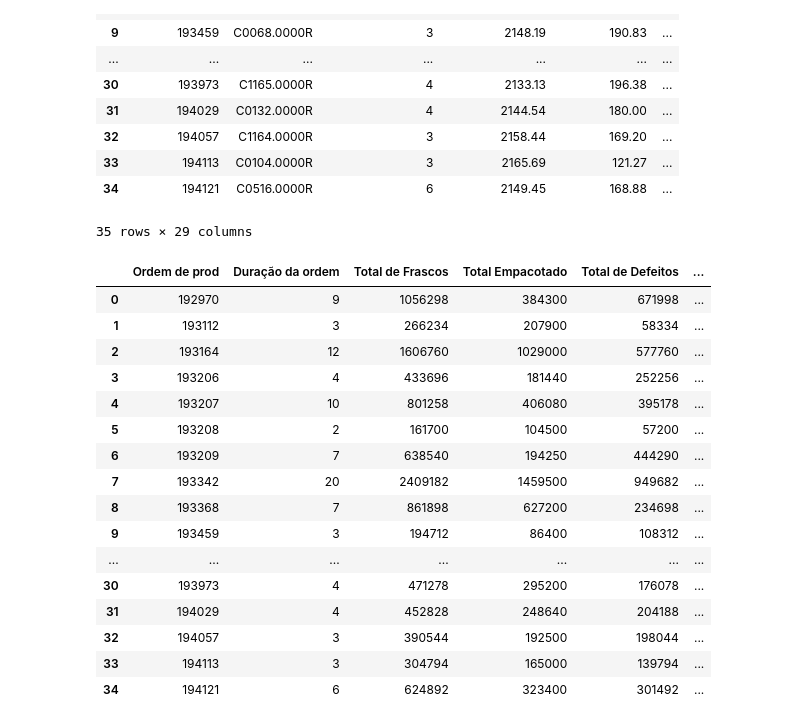
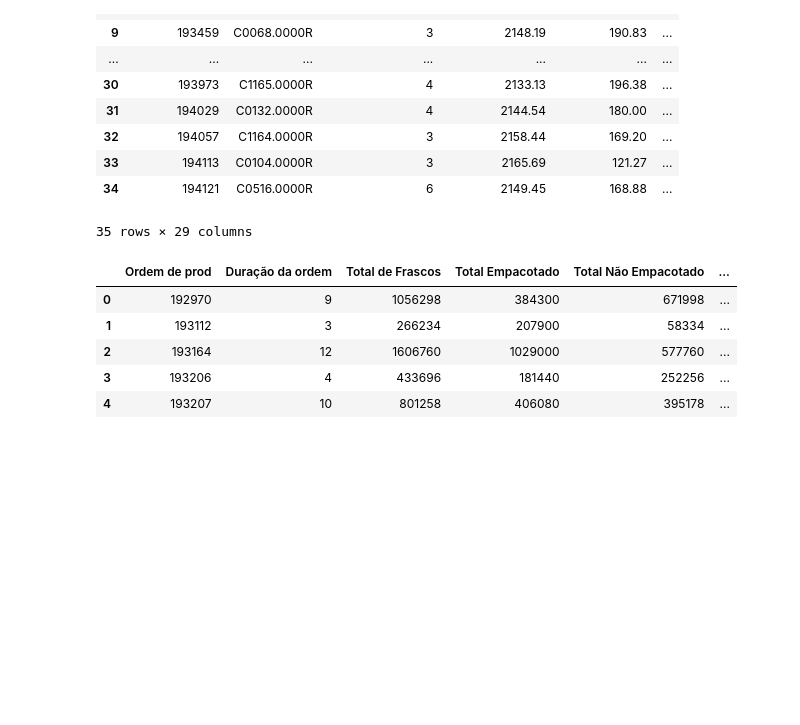
Before and after one commit to lucasz-g/Analise-Gotas, a Jupyter notebook: analises/analise_empacotado.ipynb, the cells around one changed output. Cells and saved outputs as stored; diff of their text form; code cells hidden in the pictures; blank space fills up the shorter version.

Commit message:
Finalizando modelo com empacotados

```diff
--- a/analises/analise_empacotado.ipynb
+++ b/analises/analise_empacotado.ipynb
@@ -56,25 +56,28 @@ df_producao
 35 rows × 29 columns
 # %%
 df_producao = df_producao.rename(columns={'Total de Defeitos': 'Defeitos Inspeção Eventual', 'Qtd Empacotado': 'Total Empacotado'})
+# %%
+df_producao['Total Não Empacotado'] = df_producao['Total de Frascos'] - df_producao['Total Empacotado']
+# %%
+# Criando a nova ordem das colunas
+nova_ordem = [
+    'Ordem de prod', 'Ref. do Artigo', 'Duração da ordem', 'Temperatura (F°)',
+    'Peso médio (g)', 'Comprimento médio (mm)', 'Diâmetro (mm)', 'Área da gota (mm)',
+    'Gotas cortadas (toneladas)', 'Total de Frascos', 'Total Empacotado', 'Total Não Empacotado',
+    'Defeitos Inspeção Eventual', 'Terminação deformada', 'Racho no anel', 'Sujo de óleo', 'Cascão',
+    'Frasco caído na esteira', 'Dupla costura', 'Frio', 'Lascado em produção', 'Dobra', 'Trinca por choque térmico',
+    'Racho na costura', 'Racho na terminação', 'Cava no ombro', 'Ombro mal cheio',
+    'Ombro deformado', 'Martelado', 'Aderido'
+]
+
+# Reordenando as colunas do dataframe
+df_producao = df_producao[nova_ordem]
 # %%
-df_producao['Total de Defeitos'] = df_producao['Total de Frascos'] - df_producao['Total Empacotado']
-
-df_producao[['Ordem de prod', 'Duração da ordem', 'Total de Frascos', 'Total Empacotado', 'Total de Defeitos', 'Defeitos Inspeção Eventual']]
+df_producao[['Ordem de prod', 'Duração da ordem', 'Total de Frascos', 'Total Empacotado', 'Total Não Empacotado', 'Defeitos Inspeção Eventual']].head()
 # %% [output]
-|  | Ordem de prod | Duração da ordem | Total de Frascos | Total Empacotado | Total de Defeitos | ... |
+|  | Ordem de prod | Duração da ordem | Total de Frascos | Total Empacotado | Total Não Empacotado | ... |
 | 0 | 192970 | 9 | 1056298 | 384300 | 671998 | ... |
 | 1 | 193112 | 3 | 266234 | 207900 | 58334 | ... |
 | 2 | 193164 | 12 | 1606760 | 1029000 | 577760 | ... |
 | 3 | 193206 | 4 | 433696 | 181440 | 252256 | ... |
 | 4 | 193207 | 10 | 801258 | 406080 | 395178 | ... |
-| 5 | 193208 | 2 | 161700 | 104500 | 57200 | ... |
-| 6 | 193209 | 7 | 638540 | 194250 | 444290 | ... |
-| 7 | 193342 | 20 | 2409182 | 1459500 | 949682 | ... |
-| 8 | 193368 | 7 | 861898 | 627200 | 234698 | ... |
-| 9 | 193459 | 3 | 194712 | 86400 | 108312 | ... |
-| ... | ... | ... | ... | ... | ... | ... |
-| 30 | 193973 | 4 | 471278 | 295200 | 176078 | ... |
-| 31 | 194029 | 4 | 452828 | 248640 | 204188 | ... |
-| 32 | 194057 | 3 | 390544 | 192500 | 198044 | ... |
-| 33 | 194113 | 3 | 304794 | 165000 | 139794 | ... |
-| 34 | 194121 | 6 | 624892 | 323400 | 301492 | ... |
```
Also changed, not shown: parts of 2 cells of this notebook, 2 other files.
